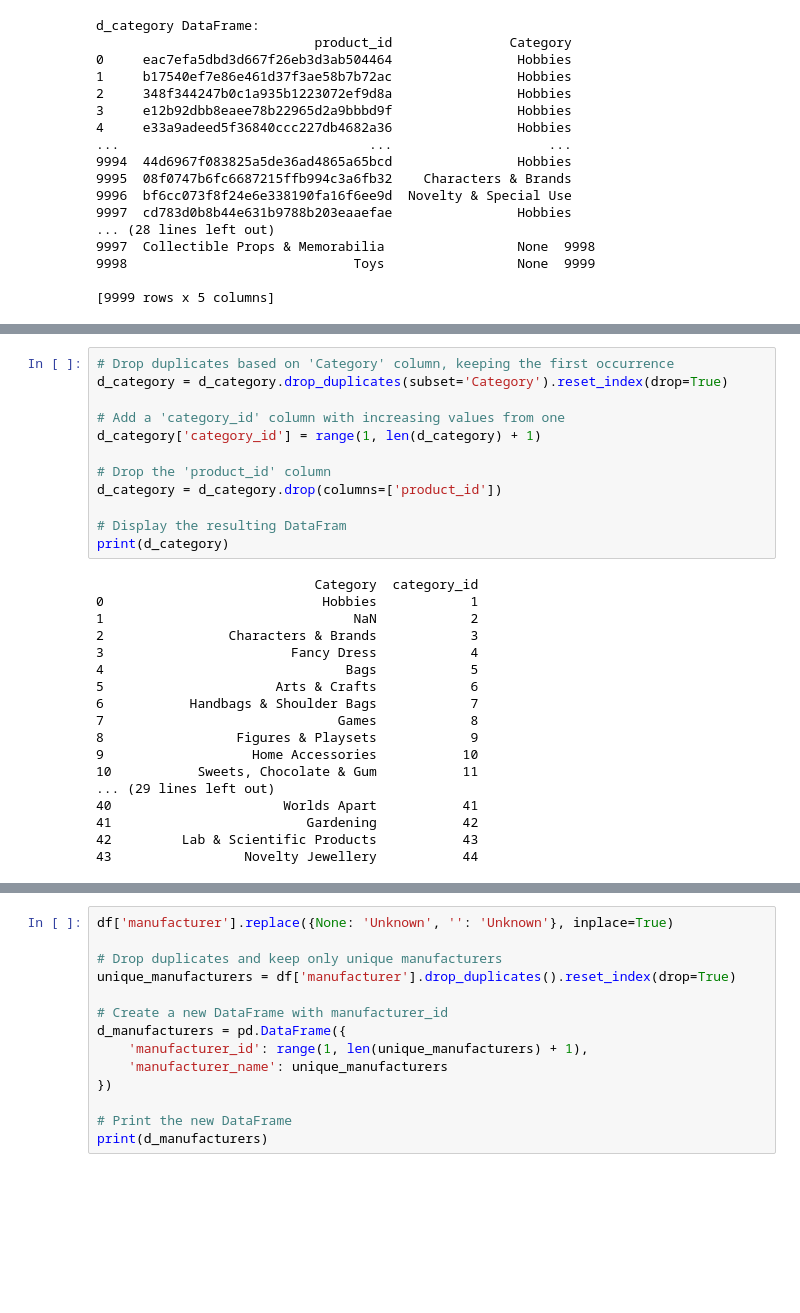
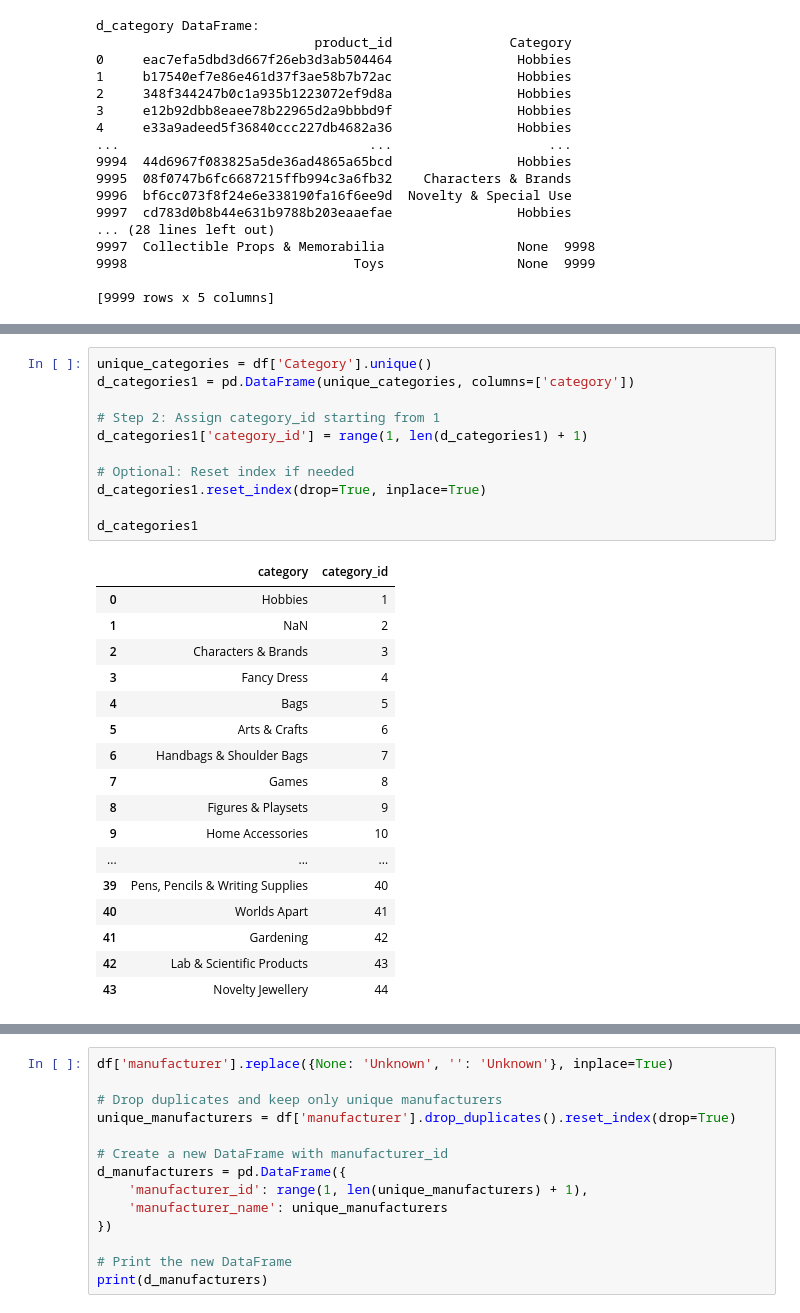
Before and after one commit to SalehMk0/project_3_data, a Jupyter notebook: data_cleaning.ipynb, the cells around one changed output, grey strips where cells are left out. Saved outputs shown, nothing was run; the diff lists cells and outputs as text; blank space fills up the shorter version.

```diff
--- a/data_cleaning.ipynb
+++ b/data_cleaning.ipynb
@@ -335,33 +350,32 @@ d_category DataFrame:
 # %%
-# Drop duplicates based on 'Category' column, keeping the first occurrence
-d_category = d_category.drop_duplicates(subset='Category').reset_index(drop=True)
+unique_categories = df['Category'].unique()
+d_categories1 = pd.DataFrame(unique_categories, columns=['category'])
 
-# Add a 'category_id' column with increasing values from one
-d_category['category_id'] = range(1, len(d_category) + 1)
+# Step 2: Assign category_id starting from 1
+d_categories1['category_id'] = range(1, len(d_categories1) + 1)
 
-# Drop the 'product_id' column
-d_category = d_category.drop(columns=['product_id'])
+# Optional: Reset index if needed
+d_categories1.reset_index(drop=True, inplace=True)
 
-# Display the resulting DataFram
-print(d_category)
+d_categories1
 # %% [output]
-                            Category  category_id
-0                            Hobbies            1
-1                                NaN            2
-2                Characters & Brands            3
-3                        Fancy Dress            4
-4                               Bags            5
-5                      Arts & Crafts            6
-6           Handbags & Shoulder Bags            7
-7                              Games            8
-8                 Figures & Playsets            9
-9                   Home Accessories           10
-10           Sweets, Chocolate & Gum           11
-... (29 lines left out)
-40                      Worlds Apart           41
-41                         Gardening           42
-42         Lab & Scientific Products           43
-43                 Novelty Jewellery           44
+|  | category | category_id |
+| 0 | Hobbies | 1 |
+| 1 | NaN | 2 |
+| 2 | Characters & Brands | 3 |
+| 3 | Fancy Dress | 4 |
+| 4 | Bags | 5 |
+| 5 | Arts & Crafts | 6 |
+| 6 | Handbags & Shoulder Bags | 7 |
+| 7 | Games | 8 |
+| 8 | Figures & Playsets | 9 |
+| 9 | Home Accessories | 10 |
+| ... | ... | ... |
+| 39 | Pens, Pencils & Writing Supplies | 40 |
+| 40 | Worlds Apart | 41 |
+| 41 | Gardening | 42 |
+| 42 | Lab & Scientific Products | 43 |
+| 43 | Novelty Jewellery | 44 |
 # %%
 print(d_category)
 # %% [output]
```
Also changed, not shown: parts of 16 cells of this notebook, 17 other files.
